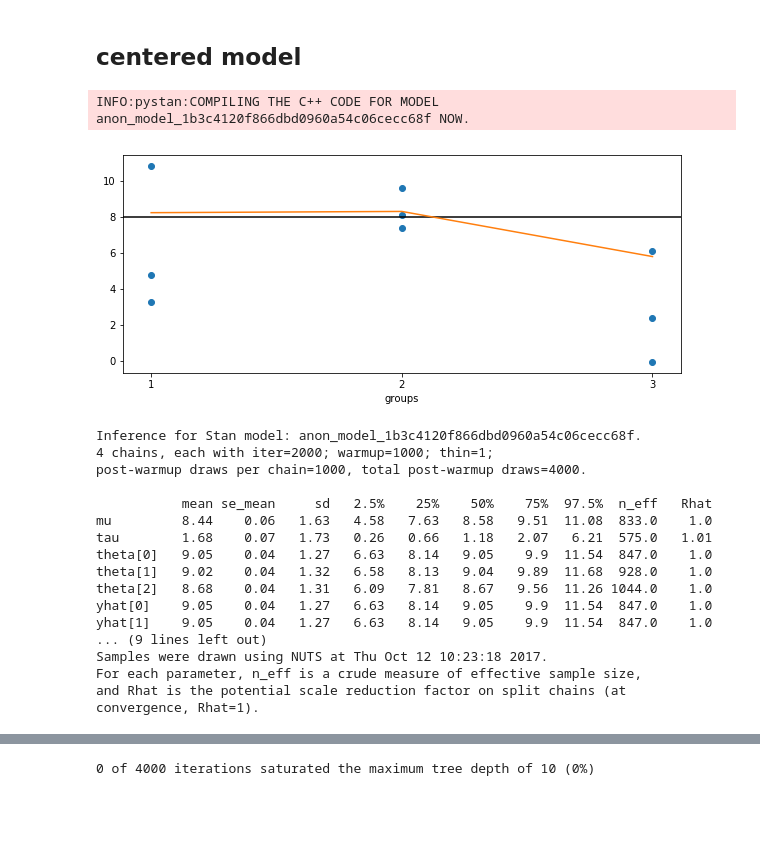
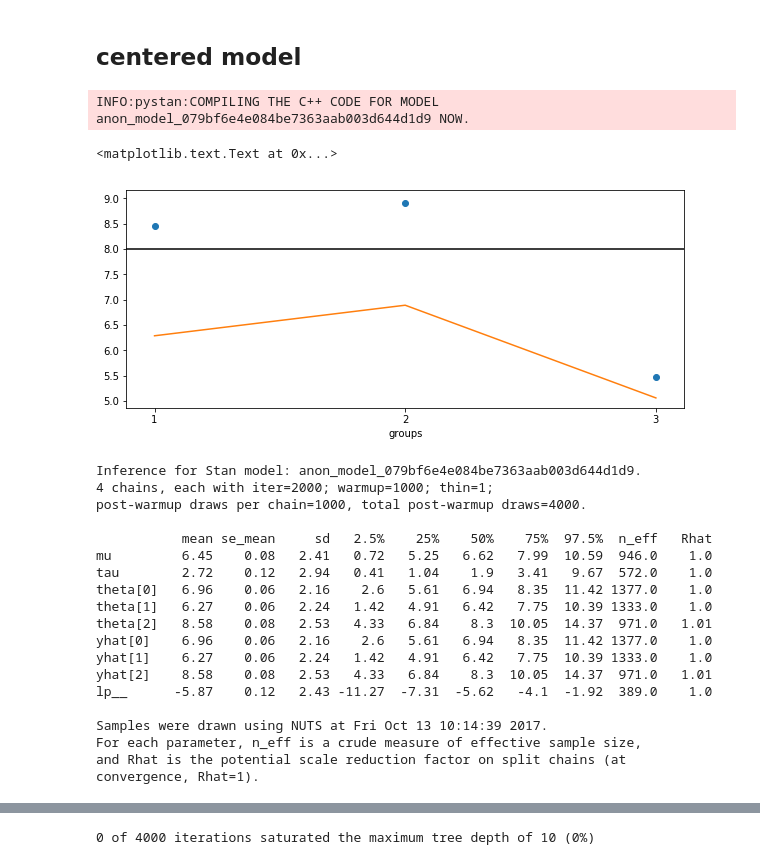
Before and after one commit to ptonner/gp-workshop, a Jupyter notebook: stan.ipynb, the cells around one changed output, grey strips where cells are left out. Saved outputs shown, nothing was run; the diff lists cells and outputs as text; code cells hidden in the pictures; blank space fills up the shorter version.

```diff
--- a/stan.ipynb
+++ b/stan.ipynb
@@ -12,77 +24,35 @@ import pandas as pd
 # Example: one-way hierarchical model
 # %% [markdown]
 ## centered model
-# %%
-code = """
-data {
-    int<lower=0> N;
-    int<lower=1> G;
-    real y[N];
-    int<lower=1, upper=G> group[N];
-    real<lower=0> sigma;
-}
-parameters {
-    real mu;
-    real<lower=0> tau;
-    real theta[G];
-}
-transformed parameters{
-    real yhat[N];
-
-    for(i in 1:N)
-        yhat[i] = theta[group[i]];
-}
-model {
-    mu ~ normal(0, 5);
-    tau ~ cauchy(0, 2.5);
-    theta ~ normal(mu, tau);
-    y ~ normal(yhat, sigma);
-}
-"""
-
-# model = pystan.StanModel(model_code=code)
-
-model = pystan.StanModel(file='stan-models/hierarchical-centered.stan')
-# %% [output]
-INFO:pystan:COMPILING THE C++ CODE FOR MODEL anon_model_1b3c4120f866dbd0960a54c06cecc68f NOW.
+# %%
+model = pystan.StanModel(file='stan-models/hierarchical-centered.stan')
+# %% [output]
+INFO:pystan:COMPILING THE C++ CODE FOR MODEL anon_model_079bf6e4e084be7363aab003d644d1d9 NOW.
 # %%
 mu = 8.
 tau = 3.
 ysigma=3
 n = 10
 g = 3
-nrep = 3
-
-# theta = scipy.stats.norm.rvs(mu, scale=tau, size=n)
-# y = scipy.stats.norm.rvs(theta, scale=ysigma)
+nrep = 1
 
 theta = scipy.stats.norm.rvs(mu, scale=tau, size=g)
 y = scipy.stats.norm.rvs(np.repeat(theta, nrep), scale=ysigma)
 
 plt.figure(figsize=(10,4))
 
 plt.axhline(mu, c='k')
 
-#plt.plot(theta)
-# plt.plot(np.repeat(theta, nrep))
-# plt.plot(y)
-
-#plt.boxplot([y[i*nrep:(i+1)*nrep] for i in range(g)])
 plt.plot(range(1, g+1), theta, 'C1')
 plt.scatter(np.repeat(np.arange(1, g+1), nrep), y)
 plt.xticks(np.arange(1, g+1))
 plt.xlabel('groups')
 
-plt.savefig('figures/hierarchical-data.pdf', bbox_inches='tight')
+# plt.savefig('figures/hierarchical-data.pdf', bbox_inches='tight')
 # %% [output]
+<matplotlib.text.Text at 0x...>
-[figure, old version]
+[figure, new version]
 # %%
-# config = {
-#     'J': n,
-#     'y': y,
-#     'sigma': ysigma
-# }
-
 config = {
     'N': g*nrep,
     'G': g,
@@ -94,20 +64,22 @@ config = {
 samples = model.sampling(data=config, chains=4, iter=2000)
 samples
 # %% [output]
-Inference for Stan model: anon_model_1b3c4120f866dbd0960a54c06cecc68f.
+Inference for Stan model: anon_model_079bf6e4e084be7363aab003d644d1d9.
 4 chains, each with iter=2000; warmup=1000; thin=1;
 post-warmup draws per chain=1000, total post-warmup draws=4000.
 
            mean se_mean     sd   2.5%    25%    50%    75%  97.5%  n_eff   Rhat
-mu         8.44    0.06   1.63   4.58   7.63   8.58   9.51  11.08  833.0    1.0
-tau        1.68    0.07   1.73   0.26   0.66   1.18   2.07   6.21  575.0   1.01
-theta[0]   9.05    0.04   1.27   6.63   8.14   9.05    9.9  11.54  847.0    1.0
-theta[1]   9.02    0.04   1.32   6.58   8.13   9.04   9.89  11.68  928.0    1.0
-theta[2]   8.68    0.04   1.31   6.09   7.81   8.67   9.56  11.26 1044.0    1.0
-yhat[0]    9.05    0.04   1.27   6.63   8.14   9.05    9.9  11.54  847.0    1.0
-yhat[1]    9.05    0.04   1.27   6.63   8.14   9.05    9.9  11.54  847.0    1.0
-... (9 lines left out)
-Samples were drawn using NUTS at Thu Oct 12 10:23:18 2017.
+mu         6.45    0.08   2.41   0.72   5.25   6.62   7.99  10.59  946.0    1.0
+tau        2.72    0.12   2.94   0.41   1.04    1.9   3.41   9.67  572.0    1.0
+theta[0]   6.96    0.06   2.16    2.6   5.61   6.94   8.35  11.42 1377.0    1.0
+theta[1]   6.27    0.06   2.24   1.42   4.91   6.42   7.75  10.39 1333.0    1.0
+theta[2]   8.58    0.08   2.53   4.33   6.84    8.3  10.05  14.37  971.0   1.01
+yhat[0]    6.96    0.06   2.16    2.6   5.61   6.94   8.35  11.42 1377.0    1.0
+yhat[1]    6.27    0.06   2.24   1.42   4.91   6.42   7.75  10.39 1333.0    1.0
+yhat[2]    8.58    0.08   2.53   4.33   6.84    8.3  10.05  14.37  971.0   1.01
+lp__      -5.87    0.12   2.43 -11.27  -7.31  -5.62   -4.1  -1.92  389.0    1.0
+
+Samples were drawn using NUTS at Fri Oct 13 10:14:39 2017.
 For each parameter, n_eff is a crude measure of effective sample size,
 and Rhat is the potential scale reduction factor on split chains (at
 convergence, Rhat=1).
```
Also changed, not shown: parts of 36 cells of this notebook, 2 other files.
